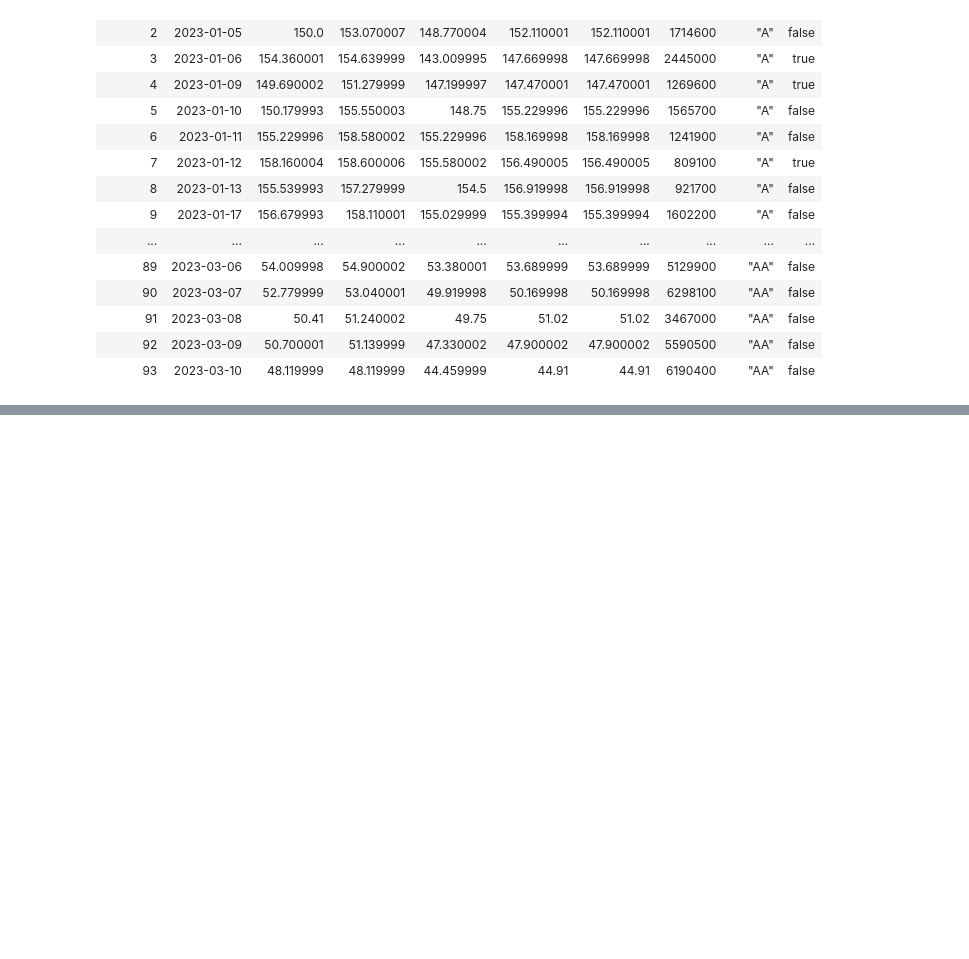
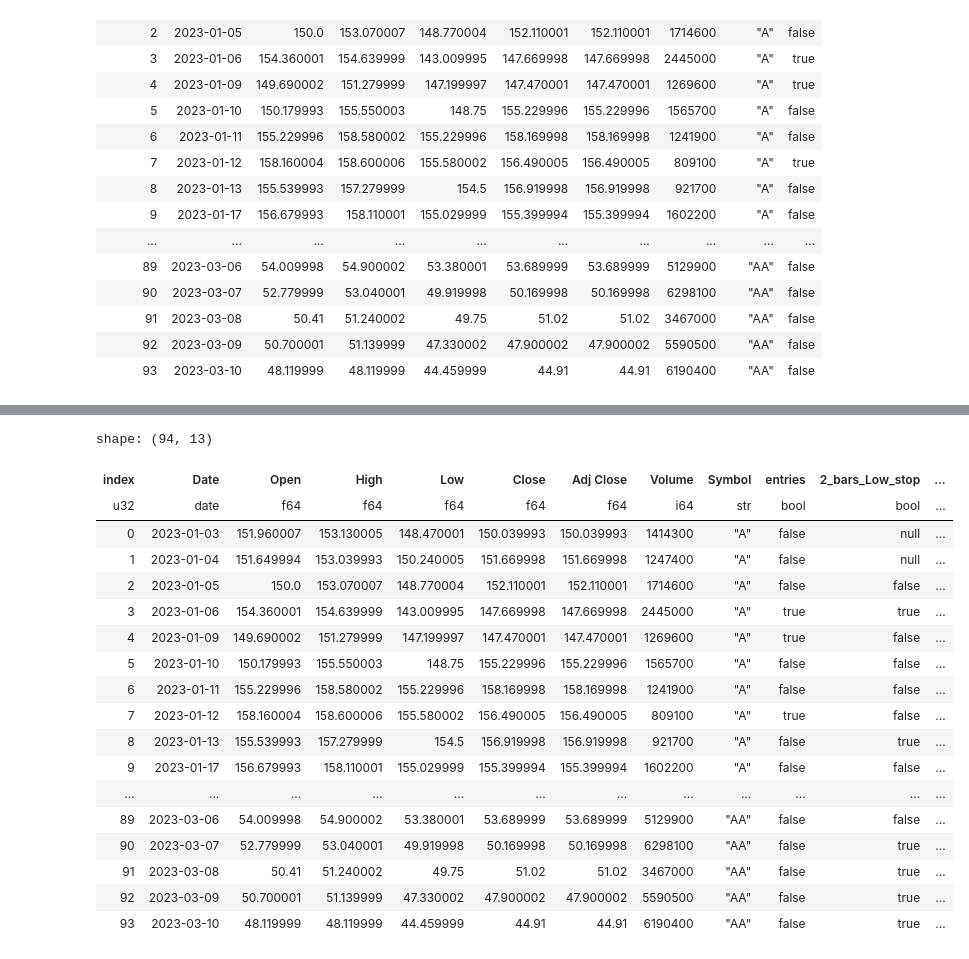
Before and after one commit to avepus/polar-indicators, a Jupyter notebook: src/polars_indicators/notebooks/testing.ipynb, the cells around one changed output, grey strips where cells are left out. Drawn from its saved outputs; the diff is of its cells as text; code cells hidden in the pictures; blank space fills up the shorter version.

Commit message:
new prototype for trade ids

```diff
--- a/src/polars_indicators/notebooks/testing.ipynb
+++ b/src/polars_indicators/notebooks/testing.ipynb
@@ -211,0 +214,20 @@ shape: (94, 15)
+# %%
+index_name = 'index'
+entries = "entries"
+mydf = df.with_row_count(name=index_name).with_columns(
+                pl.when(
+                    pl.col(index_name) == 3) \
+                    .then(pl.lit(True)) \
+                .when(
+                    (pl.col(index_name) == 4)) \
+                    .then(pl.lit(True)) \
+                .when(
+                    (pl.col(index_name) == 7)) \
+                    .then(pl.lit(True)) \
+                .when(
+                    (pl.col(index_name) == 85)) \
+                    .then(pl.lit(True)) \
+                .otherwise(
+                    pl.lit(False)) \
+                .alias(entries))
+mydf.head()
@@ -211,0 +243,4 @@ shape: (94, 15)
+# %%
+trail = pi.trailing_stop(mydf, bars=2)
+mydf = trail.df
+mydf.head()
@@ -211,0 +256,6 @@ shape: (94, 15)
+# %%
+exit_column = trail.column
+exit_ids = "exit_ids"
+enter_column = entries
+df = mydf.with_columns(pl.col(exit_column).cumsum().shift(1).alias(exit_ids))
+df.head()
@@ -211,0 +271,23 @@ shape: (94, 15)
+# %%
+df.with_columns(
+        pl.col(enter_column).max().over(pl.col(exit_ids)).alias("FileNotFoundError")) #ensures we only count trades with entries
+# %% [output]
+shape: (94, 13)
+| index | Date | Open | High | Low | Close | Adj Close | Volume | Symbol | entries | 2_bars_Low_stop | ... |
+| u32 | date | f64 | f64 | f64 | f64 | f64 | i64 | str | bool | bool | ... |
+| 0 | 2023-01-03 | 151.960007 | 153.130005 | 148.470001 | 150.039993 | 150.039993 | 1414300 | "A" | false | null | ... |
+| 1 | 2023-01-04 | 151.649994 | 153.039993 | 150.240005 | 151.669998 | 151.669998 | 1247400 | "A" | false | null | ... |
+| 2 | 2023-01-05 | 150.0 | 153.070007 | 148.770004 | 152.110001 | 152.110001 | 1714600 | "A" | false | false | ... |
+| 3 | 2023-01-06 | 154.360001 | 154.639999 | 143.009995 | 147.669998 | 147.669998 | 2445000 | "A" | true | true | ... |
+| 4 | 2023-01-09 | 149.690002 | 151.279999 | 147.199997 | 147.470001 | 147.470001 | 1269600 | "A" | true | false | ... |
+| 5 | 2023-01-10 | 150.179993 | 155.550003 | 148.75 | 155.229996 | 155.229996 | 1565700 | "A" | false | false | ... |
+| 6 | 2023-01-11 | 155.229996 | 158.580002 | 155.229996 | 158.169998 | 158.169998 | 1241900 | "A" | false | false | ... |
+| 7 | 2023-01-12 | 158.160004 | 158.600006 | 155.580002 | 156.490005 | 156.490005 | 809100 | "A" | true | false | ... |
+| 8 | 2023-01-13 | 155.539993 | 157.279999 | 154.5 | 156.919998 | 156.919998 | 921700 | "A" | false | true | ... |
+| 9 | 2023-01-17 | 156.679993 | 158.110001 | 155.029999 | 155.399994 | 155.399994 | 1602200 | "A" | false | false | ... |
+| ... | ... | ... | ... | ... | ... | ... | ... | ... | ... | ... | ... |
+| 89 | 2023-03-06 | 54.009998 | 54.900002 | 53.380001 | 53.689999 | 53.689999 | 5129900 | "AA" | false | false | ... |
+| 90 | 2023-03-07 | 52.779999 | 53.040001 | 49.919998 | 50.169998 | 50.169998 | 6298100 | "AA" | false | true | ... |
+| 91 | 2023-03-08 | 50.41 | 51.240002 | 49.75 | 51.02 | 51.02 | 3467000 | "AA" | false | true | ... |
+| 92 | 2023-03-09 | 50.700001 | 51.139999 | 47.330002 | 47.900002 | 47.900002 | 5590500 | "AA" | false | true | ... |
+| 93 | 2023-03-10 | 48.119999 | 48.119999 | 44.459999 | 44.91 | 44.91 | 6190400 | "AA" | false | true | ... |
```
Also changed, not shown: parts of 8 cells of this notebook.
